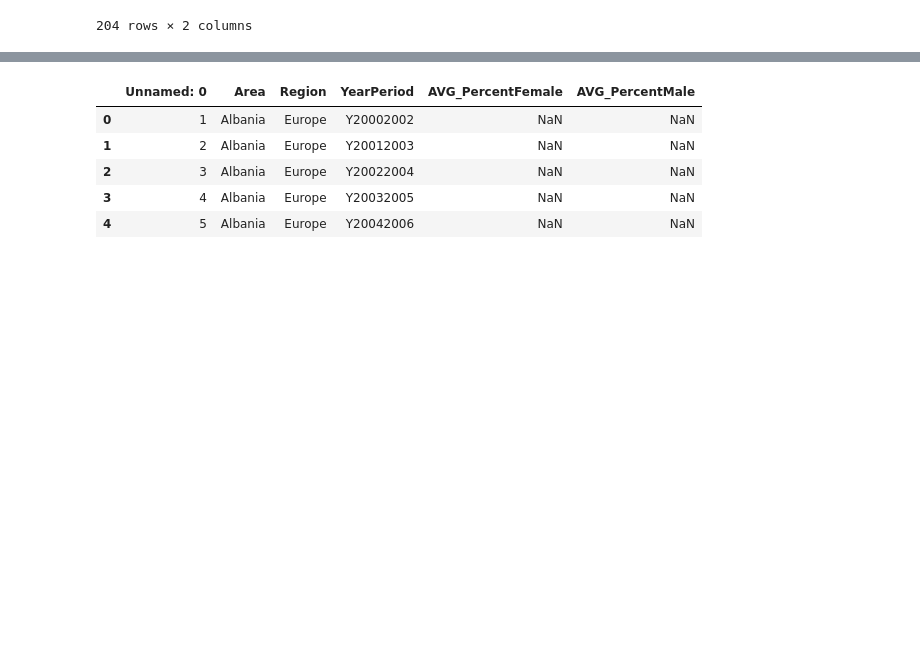
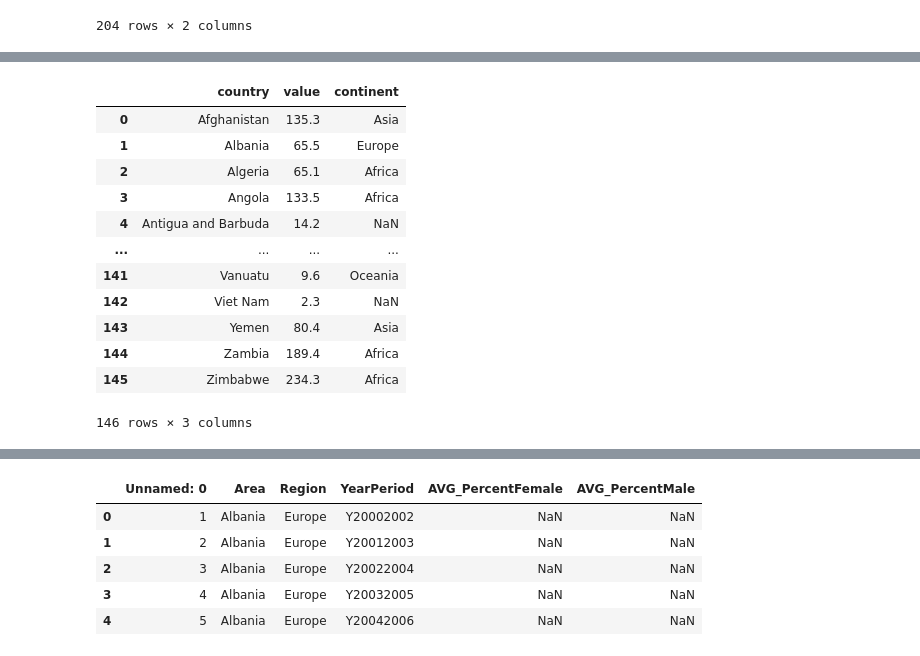
Before and after one commit to hannah-hana-kim/DSAN-5200-Project, a Jupyter notebook: 5200-website/hannah.ipynb, the cells around one changed output, grey strips where cells are left out. Cells and saved outputs as stored; diff of their text form; code cells hidden in the pictures; blank space fills up the shorter version.

```diff
--- a/5200-website/hannah.ipynb
+++ b/5200-website/hannah.ipynb
@@ -94,0 +143,18 @@ prev_severe_total
+# %%
+# drop the rows with value 0
+df = df[df['value'] != 0].reset_index(drop=True)
+df
+# %% [output]
+|  | country | value | continent |
+| 0 | Afghanistan | 135.3 | Asia |
+| 1 | Albania | 65.5 | Europe |
+| 2 | Algeria | 65.1 | Africa |
+| 3 | Angola | 133.5 | Africa |
+| 4 | Antigua and Barbuda | 14.2 | NaN |
+| ... | ... | ... | ... |
+| 141 | Vanuatu | 9.6 | Oceania |
+| 142 | Viet Nam | 2.3 | NaN |
+| 143 | Yemen | 80.4 | Asia |
+| 144 | Zambia | 189.4 | Africa |
+| 145 | Zimbabwe | 234.3 | Africa |
+146 rows × 3 columns
```
Also changed, not shown: parts of 14 cells of this notebook.
